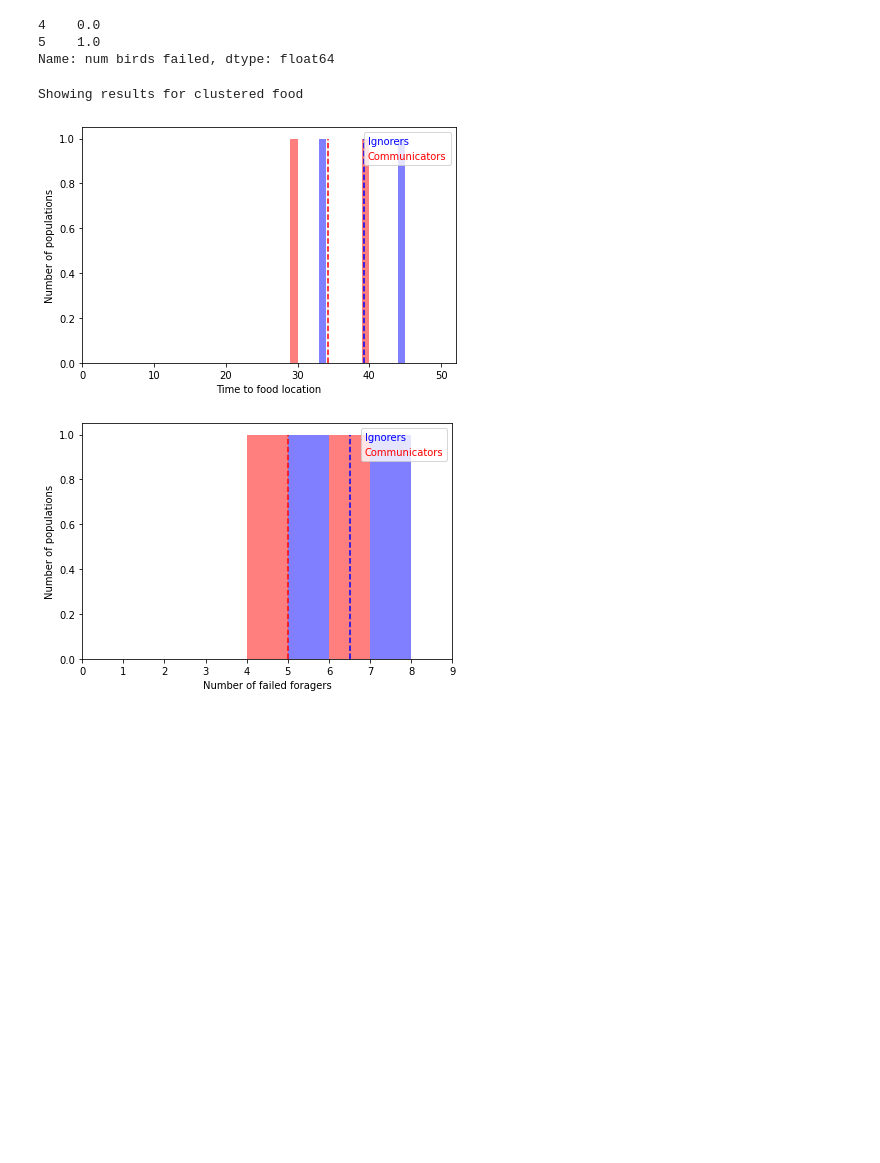
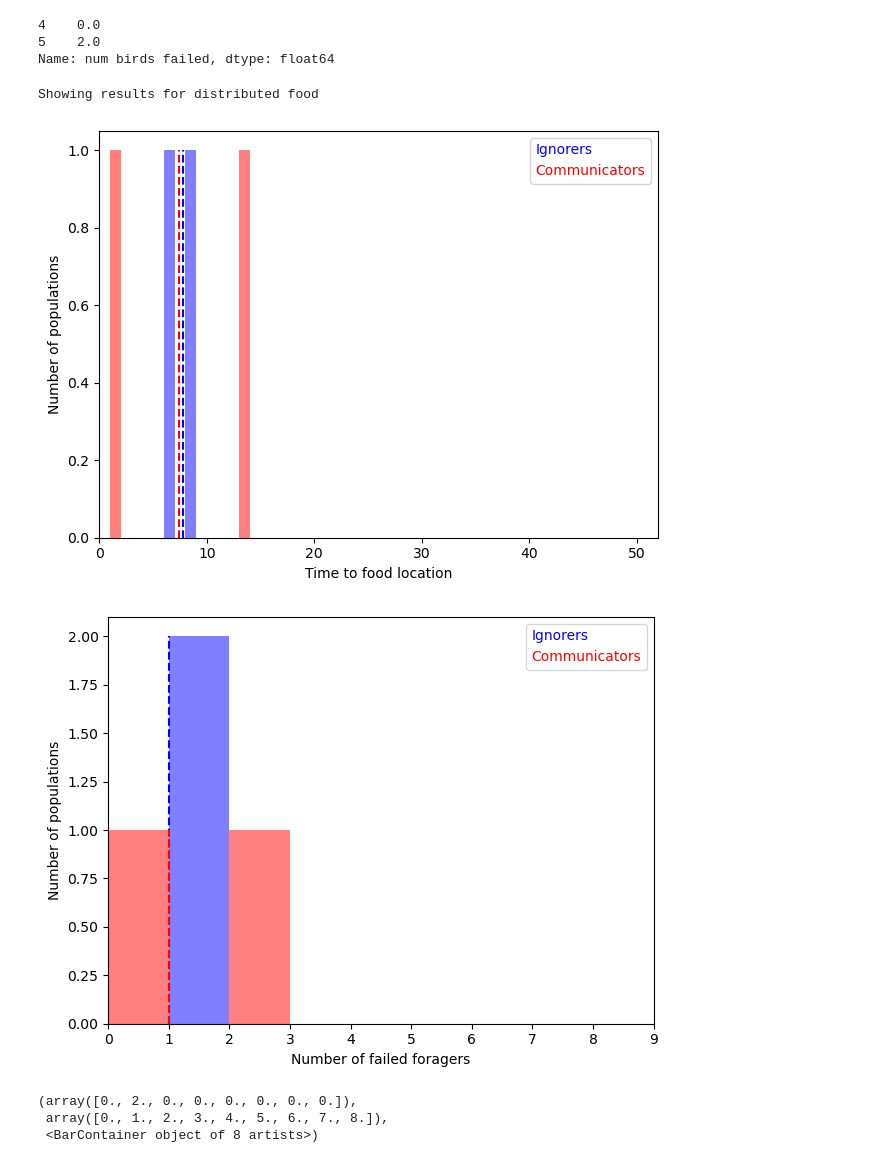
Before and after one commit to BasisResearch/collab-creatures, a Jupyter notebook: mx_refactored/histograms.ipynb, the cells around one changed output. Saved outputs shown, nothing was run; the diff lists cells and outputs as text; code cells hidden in the pictures; blank space fills up the shorter version.

```diff
--- a/mx_refactored/histograms.ipynb
+++ b/mx_refactored/histograms.ipynb
@@ -10,13 +10,13 @@ import os
 from pathlib import Path
 # %%
 
-home_dir = r'C:\Basis_data_2' # directory where the simulation data is saved
+home_dir = "/Users/emily/code/collaborative-intelligence/tmp_files/"  # directory where the simulation data is saved
 
 # 1. read the .csv file storing the results
-df = pd.read_csv(home_dir + r'\resultsDF.csv')
+df = pd.read_csv(os.path.join(home_dir, 'resultsDF.csv'))
 
 # load the extra parameters from the dictionary
-dict_params = pickle.load(open(home_dir + '\\additional_meta_params.sav', 'rb'))
+dict_params = pickle.load(open(os.path.join(home_dir,'additional_meta_params.sav'), 'rb'))
 N_timesteps = dict_params['N_frames']
 N_agents = dict_params['N_agents']
 # %%
@@ -60,7 +60,7 @@ numfailed_comm_clust = df_comm_clust['num birds failed']
 print(numfailed_comm_distr)
 # %% [output]
 4    0.0
-5    1.0
+5    2.0
 Name: num birds failed, dtype: float64
 # %%
 # DISTRIBUTED
@@ -109,7 +89,7 @@ median_numbirdsfailed_communicators = np.median(numfailed_comm_clust)
 # %%
 # TO DO: Make this section a function
 
-food_statistics = 'clustered'
+food_statistics = 'distributed'
 
 if food_statistics == 'distributed':
     timetofood_ignorers = timetofood_ignorers_distr
@@ -122,6 +102,12 @@ elif food_statistics == 'clustered':
     timetofood_communicators = timetofood_comm_clust
     numbirdsfailed_ignorers = numfailed_ignorers_clust
     numbirdsfailed_communicators = numfailed_comm_clust
+
+median_timetofood_ignorers = np.median(timetofood_ignorers)
+median_timetofood_communicators = np.median(timetofood_communicators)
+median_numbirdsfailed_ignorers = np.median(numbirdsfailed_ignorers)
+median_numbirdsfailed_communicators = np.median(numbirdsfailed_communicators)
+
 
 #%% Plots comparing Ignorers and Communicators for one of the food conditions
 
@@ -141,33 +127,39 @@ ymax1, ymax2 = np.max(hist1data[0]), np.max(hist2data[0])
 ax.vlines(median_timetofood_ignorers, ymin1, ymax1, color=color_ignorers, linestyles='dashed')
 ax.vlines(median_timetofood_communicators, ymin2, ymax2,  color=color_communicators, linestyles='dashed')
 ax.set_xlabel('Time to food location')
 ax.set_ylabel('Number of populations')
 ax.set_xlim([0, N_timesteps+2 ])
 ax.set_xticks(np.linspace(0, N_timesteps, 6).astype(int))
 if doLegend:
     ax.legend(loc='upper right', bbox_to_anchor=(1, 1),
           labelcolor=[color_ignorers, color_communicators], handlelength=0, handletextpad=0,)
 # also try labelcolor='linecolor'
 fig.tight_layout()
 
 # 2) Number of birds that failed
 fig, ax = plt.subplots()
 hist1data = ax.hist(numbirdsfailed_ignorers, bins=np.arange(N_agents), color=color_ignorers, alpha=0.5, label='Ignorers')
 hist2data = ax.hist(numbirdsfailed_communicators, bins=np.arange(N_agents),  color=color_communicators, alpha=0.5, label='Communicators')
 
 ymin1, ymin2 = 0, 0
 ymax1, ymax2 = np.max(hist1data[0]), np.max(hist2data[0])
 ax.vlines(median_numbirdsfailed_ignorers, ymin1, ymax1, color=color_ignorers, linestyles='dashed')
 ax.vlines(median_numbirdsfailed_communicators, ymin2, ymax2,  color=color_communicators, linestyles='dashed')
 ax.set_xlabel('Number of failed foragers')
 ax.set_ylabel('Number of populations')
 ax.set_xlim([0, N_agents])
 ax.set_xticks(np.linspace(0, N_agents, N_agents+1).astype(int))
 if doLegend:
     ax.legend(loc='upper right', bbox_to_anchor=(1, 1),
               labelcolor=[color_ignorers, color_communicators], handlelength=0, handletextpad=0,)
 fig.tight_layout()
 # %% [output]
-Showing results for clustered food
+Showing results for distributed food
-[figure, old version]
+[figure, new version]
-[figure, old version]
+[figure, new version]
+# %%
+hist1data
+# %% [output]
+(array([0., 2., 0., 0., 0., 0., 0., 0.]),
+ array([0., 1., 2., 3., 4., 5., 6., 7., 8.]),
+ <BarContainer object of 8 artists>)
```
Also changed, not shown: parts of 3 cells of this notebook, 1 other file.
